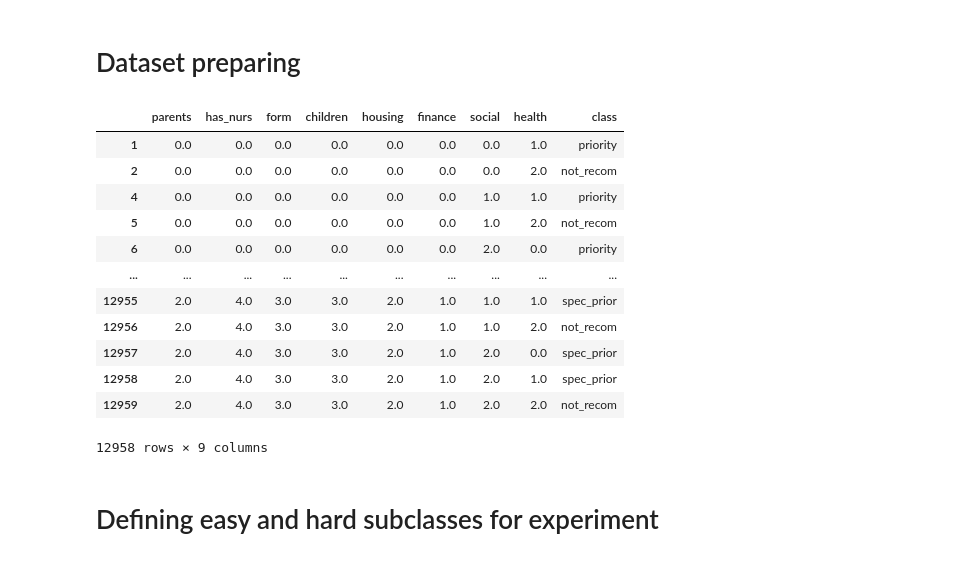
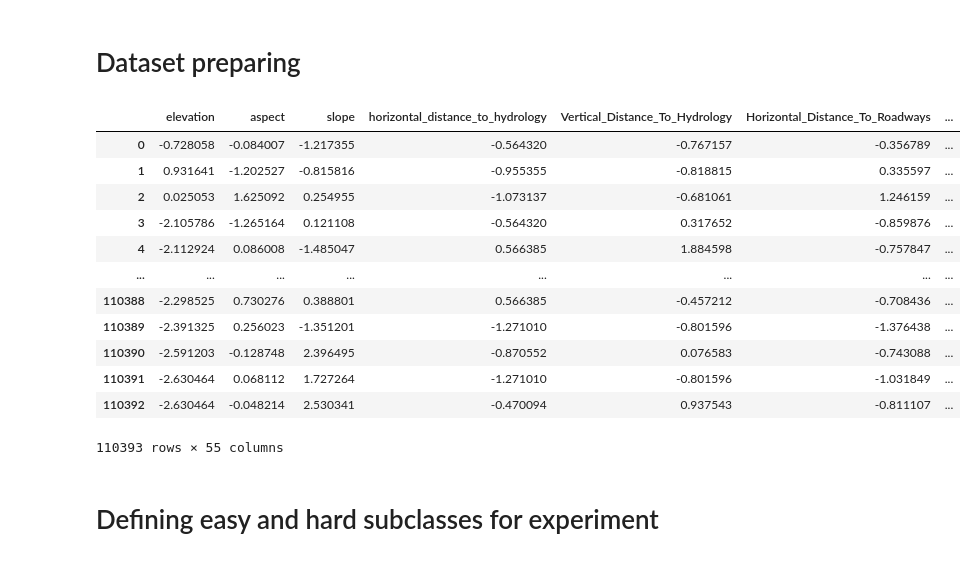
Before and after one commit to JPOrtegaa/score-drift-quantification, a Jupyter notebook: experiments_real.ipynb, the cells around one changed output. Saved outputs shown, nothing was run; the diff lists cells and outputs as text; code cells hidden in the pictures.

```diff
--- a/experiments_real.ipynb
+++ b/experiments_real.ipynb
@@ -45,22 +46,34 @@ df = ordinal_encoder.fit_transform(df)
 df = pd.DataFrame(df, columns=columns)
 df['class'] = classes
 df = df[df['class'] != 'recommend']  # Remove rows where class is 'recommend'
+# %%
+dataset = "datasets/Covertype.csv"
+def print_bad_lines(line):
+    print(f"Bad line: {line}")
+
+df = pd.read_csv(dataset, on_bad_lines=print_bad_lines, engine='python')
+
+scaler = StandardScaler()
+df_scaler = scaler.fit_transform(df.drop(columns=['class']))
+df_scaler = pd.DataFrame(df_scaler, columns=df.columns.drop('class'))
+df_scaler['class'] = df['class']
 # %%
+df = df_scaler
 df
 # %% [output]
-|  | parents | has_nurs | form | children | housing | finance | social | health | class |
-| 1 | 0.0 | 0.0 | 0.0 | 0.0 | 0.0 | 0.0 | 0.0 | 1.0 | priority |
-| 2 | 0.0 | 0.0 | 0.0 | 0.0 | 0.0 | 0.0 | 0.0 | 2.0 | not_recom |
-| 4 | 0.0 | 0.0 | 0.0 | 0.0 | 0.0 | 0.0 | 1.0 | 1.0 | priority |
-| 5 | 0.0 | 0.0 | 0.0 | 0.0 | 0.0 | 0.0 | 1.0 | 2.0 | not_recom |
-| 6 | 0.0 | 0.0 | 0.0 | 0.0 | 0.0 | 0.0 | 2.0 | 0.0 | priority |
-| ... | ... | ... | ... | ... | ... | ... | ... | ... | ... |
-| 12955 | 2.0 | 4.0 | 3.0 | 3.0 | 2.0 | 1.0 | 1.0 | 1.0 | spec_prior |
-| 12956 | 2.0 | 4.0 | 3.0 | 3.0 | 2.0 | 1.0 | 1.0 | 2.0 | not_recom |
-| 12957 | 2.0 | 4.0 | 3.0 | 3.0 | 2.0 | 1.0 | 2.0 | 0.0 | spec_prior |
-| 12958 | 2.0 | 4.0 | 3.0 | 3.0 | 2.0 | 1.0 | 2.0 | 1.0 | spec_prior |
-| 12959 | 2.0 | 4.0 | 3.0 | 3.0 | 2.0 | 1.0 | 2.0 | 2.0 | not_recom |
+|  | elevation | aspect | slope | horizontal_distance_to_hydrology | Vertical_Distance_To_Hydrology | Horizontal_Distance_To_Roadways | ... |
+| 0 | -0.728058 | -0.084007 | -1.217355 | -0.564320 | -0.767157 | -0.356789 | ... |
+| 1 | 0.931641 | -1.202527 | -0.815816 | -0.955355 | -0.818815 | 0.335597 | ... |
+| 2 | 0.025053 | 1.625092 | 0.254955 | -1.073137 | -0.681061 | 1.246159 | ... |
+| 3 | -2.105786 | -1.265164 | 0.121108 | -0.564320 | 0.317652 | -0.859876 | ... |
+| 4 | -2.112924 | 0.086008 | -1.485047 | 0.566385 | 1.884598 | -0.757847 | ... |
+| ... | ... | ... | ... | ... | ... | ... | ... |
+| 110388 | -2.298525 | 0.730276 | 0.388801 | 0.566385 | -0.457212 | -0.708436 | ... |
+| 110389 | -2.391325 | 0.256023 | -1.351201 | -1.271010 | -0.801596 | -1.376438 | ... |
+| 110390 | -2.591203 | -0.128748 | 2.396495 | -0.870552 | 0.076583 | -0.743088 | ... |
+| 110391 | -2.630464 | 0.068112 | 1.727264 | -1.271010 | -0.801596 | -1.031849 | ... |
+| 110392 | -2.630464 | -0.048214 | 2.530341 | -0.470094 | 0.937543 | -0.811107 | ... |
-12958 rows × 9 columns
+110393 rows × 55 columns
 # %% [markdown]
 # Defining easy and hard subclasses for experiment
 # %%
```
Also changed, not shown: parts of 24 cells of this notebook, 2 other files.
